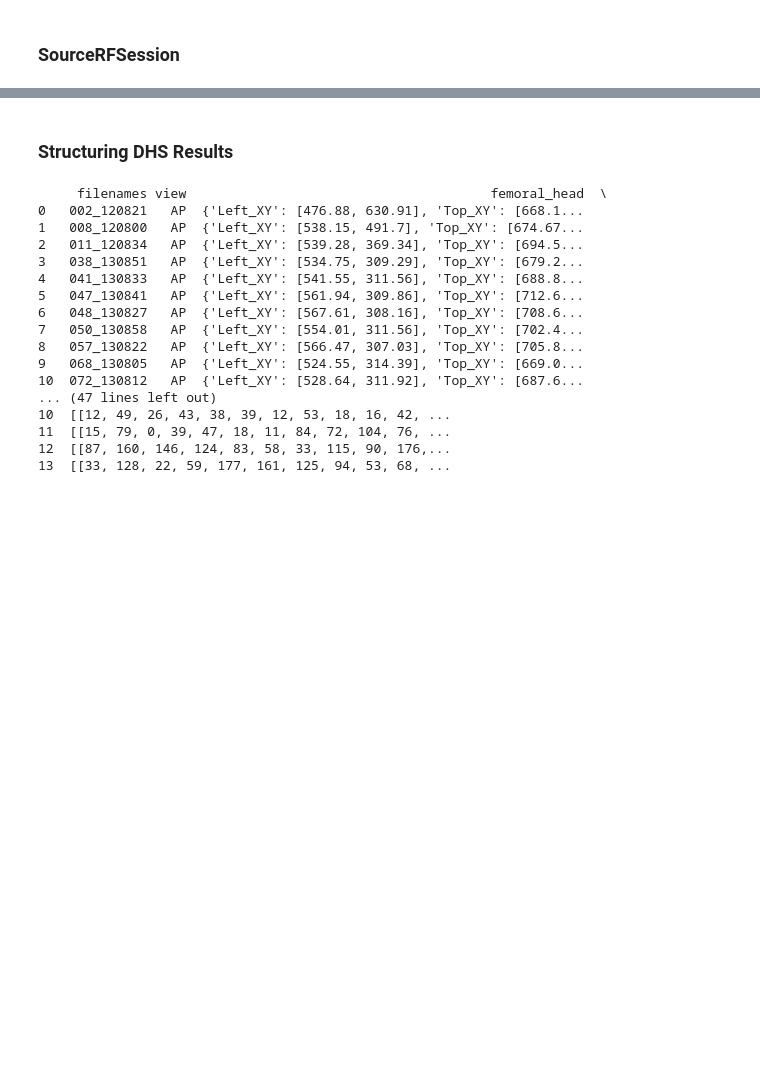
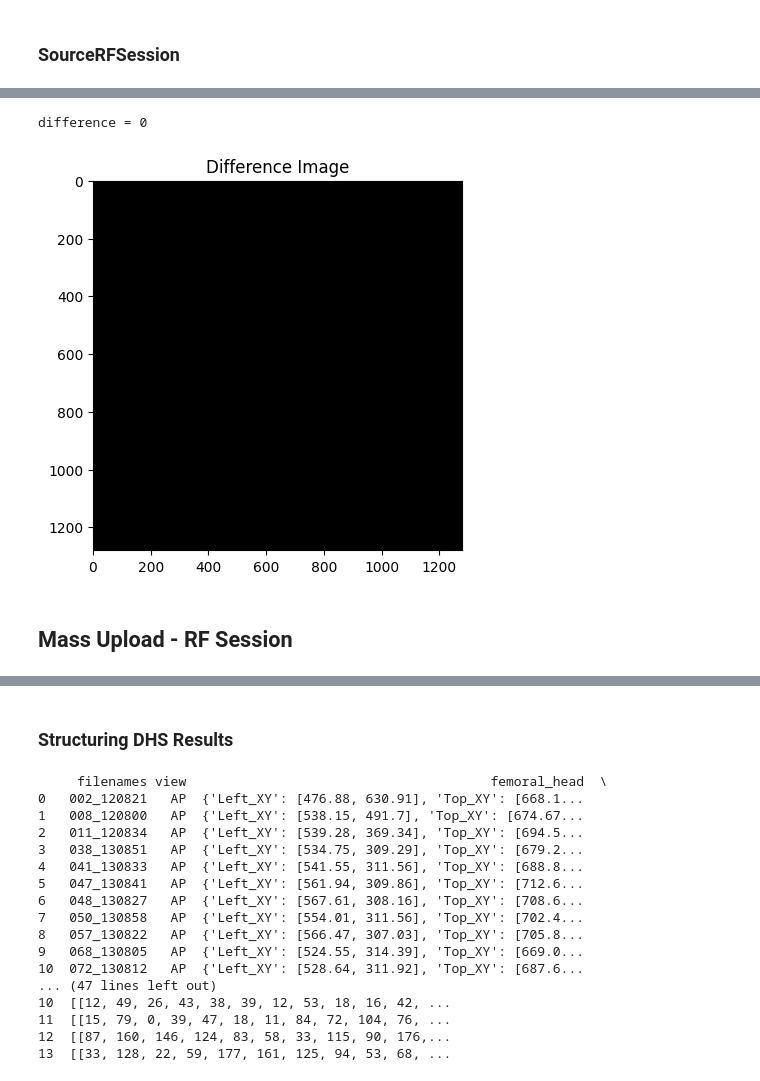
Before and after one commit to domattioli/XNAT-Interact, a Jupyter notebook: main.ipynb, the cells around one changed output, grey strips where cells are left out. Saved outputs shown, nothing was run; the diff lists cells and outputs as text; code cells hidden in the pictures; blank space fills up the shorter version.

```diff
--- a/main.ipynb
+++ b/main.ipynb
@@ -232,0 +321,30 @@ Dataset.file_meta -------------------------------
+# %%
+import cv2
+import numpy as np
+from matplotlib import pyplot as plt
+
+# Load the two images
+image1_path = 'path_to_image1'
+image1_path = r'R:\Anderson_Colaborations\AHRQ - 11287500\Fluoroscopy\Imported_Cases\DHS_20210427_1\DICOM\213_100658.dcm'
+image2_path = r'R:\Anderson_Colaborations\AHRQ - 11287500\Fluoroscopy\Imported_Cases\DHS_20210427_1\DICOM\212_100657.dcm'
+
+# Read in the dicom image from the two paths
+image1 = pydicom.dcmread( image1_path ).pixel_array
+image2 = pydicom.dcmread( image2_path ).pixel_array
+
+# take the sum of squares of differences
+diff = np.sum((image1 - image2) ** 2)
+print( f'difference = {diff}' )
+
+# Compute the absolute difference between the images
+difference = cv2.absdiff(image1, image2)
+
+# Display the difference
+plt.imshow(difference, cmap='gray')
+plt.title('Difference Image')
+plt.show()
+# %% [output]
+difference = 0
+[figure, added]
+# %% [markdown]
+## Mass Upload - RF Session
```
Also changed, not shown: parts of 12 cells of this notebook.
